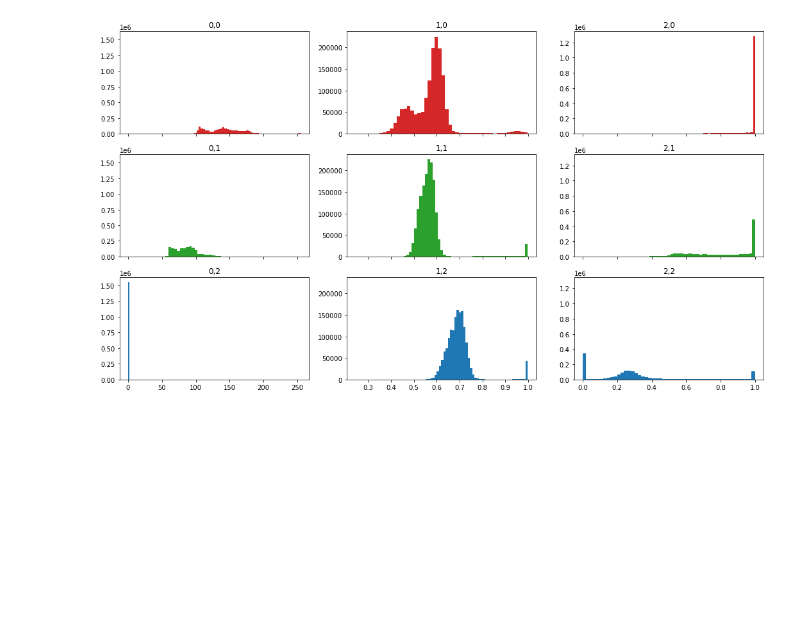
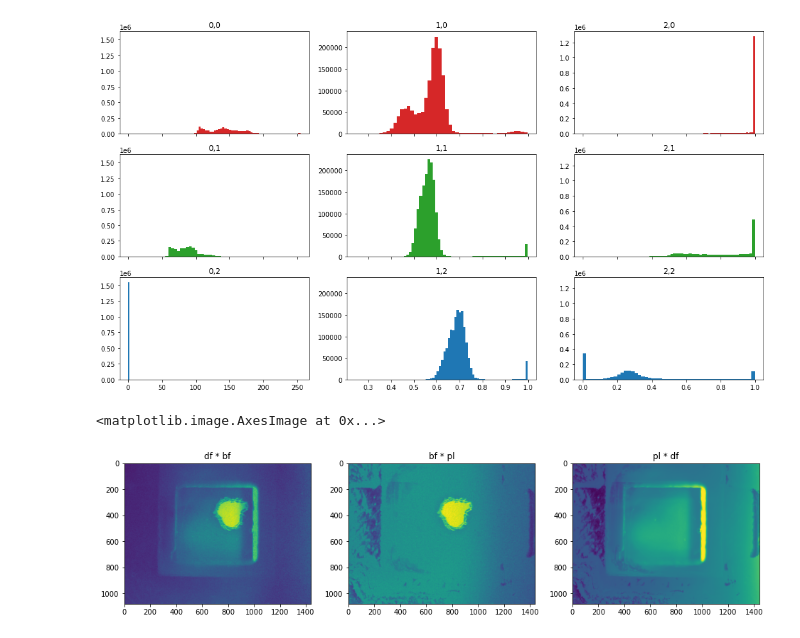
Before and after one commit to fenning-research-group/PASCAL_TrainView, a Jupyter notebook: analysis.ipynb, the cells around one changed output. Saved outputs shown, nothing was run; the diff lists cells and outputs as text; code cells hidden in the pictures; blank space fills up the shorter version.

```diff
--- a/analysis.ipynb
+++ b/analysis.ipynb
@@ -144,3 +144,20 @@ for x in range(3):
             )
 # %% [output]
 [figure]
+# %%
+# try overlaying bf/df/pl images to see how it looks
+
+# try each of the 3 possible two-image combinations
+# for now the "filter" is simple multiplication
+fig, ax = plt.subplots(1,3, figsize=(16,10))
+
+ax[0].set_title('df * bf')
+ax[1].set_title('bf * pl')
+ax[2].set_title('pl * df')
+
+ax[0].imshow(rawdf['df_0'][i][:,:,0] * rawdf['bf_0'][i][:,:,0]) # df * bf
+ax[1].imshow(rawdf['bf_0'][i][:,:,0] * rawdf['plimg_0'][i][:,:,0]) # bf * pl
+ax[2].imshow(rawdf['plimg_0'][i][:,:,0] * rawdf['df_0'][i][:,:,0]) # pl * df
+# %% [output]
+<matplotlib.image.AxesImage at 0x...>
+[figure, added]
```
Also changed, not shown: parts of 1 cell of this notebook.
